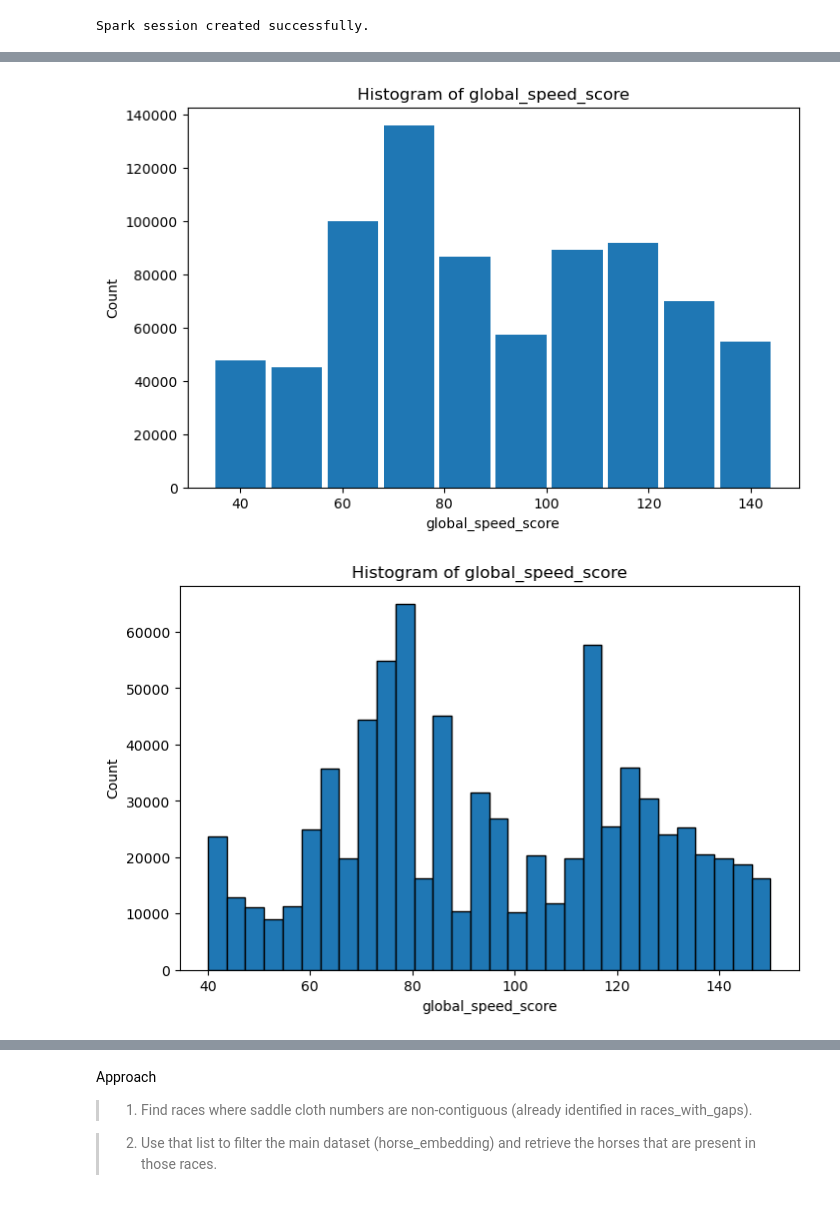
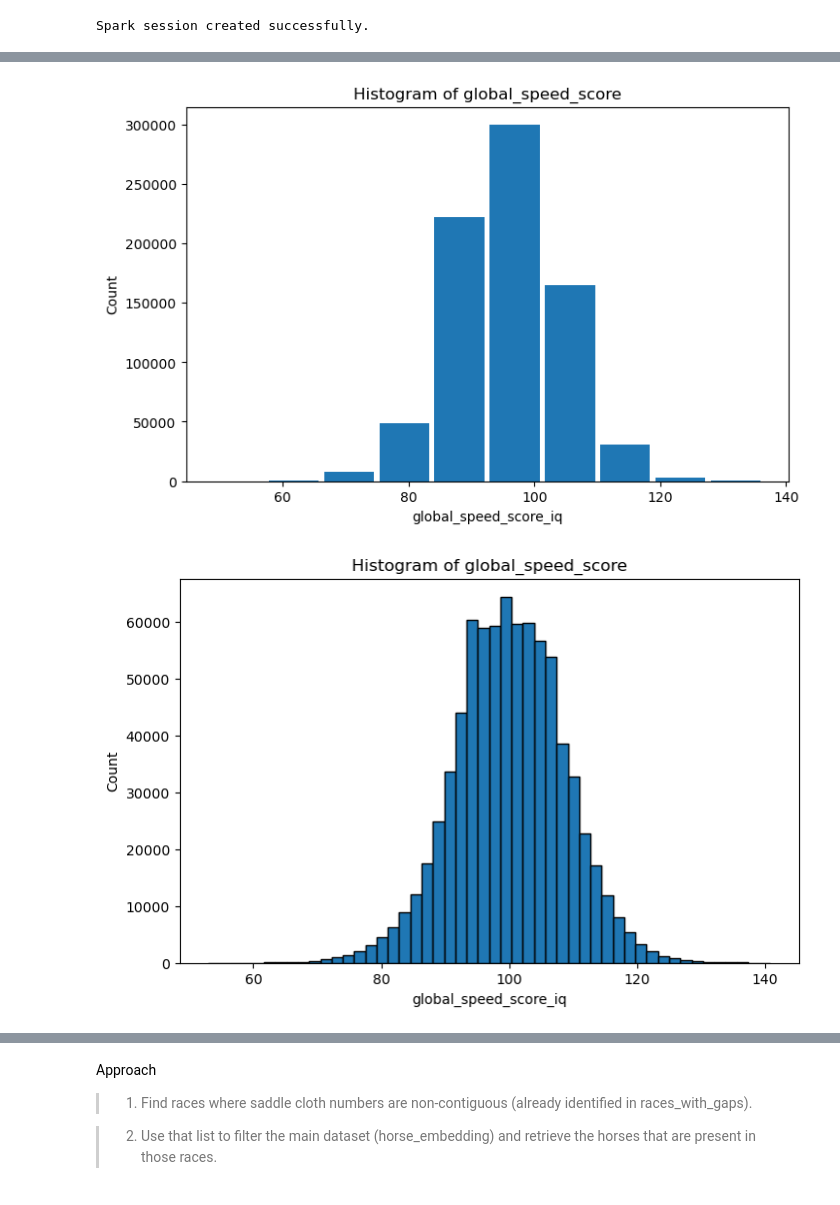
Before and after one commit to shanemeister/FoxRiverAIRacing, a Jupyter notebook: notebooks/0-Model-Results-Analysis.ipynb, the cells around one changed output, grey strips where cells are left out. Saved outputs shown, nothing was run; the diff lists cells and outputs as text; code cells hidden in the pictures.

```diff
--- a/notebooks/0-Model-Results-Analysis.ipynb
+++ b/notebooks/0-Model-Results-Analysis.ipynb
@@ -186,37 +266,37 @@ ValueError: Can not generate buckets with infinite value
 # %%
 import matplotlib.pyplot as plt
 
 # Convert the column to an RDD and use the histogram function
 hist_result = (
-    global_speed_score.select("global_speed_score")
+    global_speed_score.select("global_speed_score_iq")
       .rdd
       .flatMap(lambda x: x)  # flatten out the column values
       .histogram(10)         # 10 bins by default
 )
 
 # hist_result returns a tuple (bins, counts)
 # bins: list of bin boundaries
 # counts: list of counts in each bin
 
 bins = hist_result[0]
 counts = hist_result[1]
 
 plt.figure(figsize=(8, 5))
 plt.bar(x=bins[:-1], height=counts, width=(bins[1] - bins[0]) * 0.9)
-plt.xlabel("global_speed_score")
+plt.xlabel("global_speed_score_iq")
 plt.ylabel("Count")
 plt.title("Histogram of global_speed_score")
 plt.show()
 # %% [output]
-[figure, old version]
+[figure, new version]
 # %%
-pdf = global_speed_score.select("global_speed_score").toPandas()
+pdf = global_speed_score.select("global_speed_score_iq").toPandas()
 
 plt.figure(figsize=(8, 5))
-plt.hist(pdf["global_speed_score"], bins=30, edgecolor='black')
-plt.xlabel("global_speed_score")
+plt.hist(pdf["global_speed_score_iq"], bins=50, edgecolor='black')
+plt.xlabel("global_speed_score_iq")
 plt.ylabel("Count")
 plt.title("Histogram of global_speed_score")
 plt.show()
 # %% [output]
-[figure, old version]
+[figure, new version]
```
Also changed, not shown: parts of 25 cells of this notebook, 57 other files.
